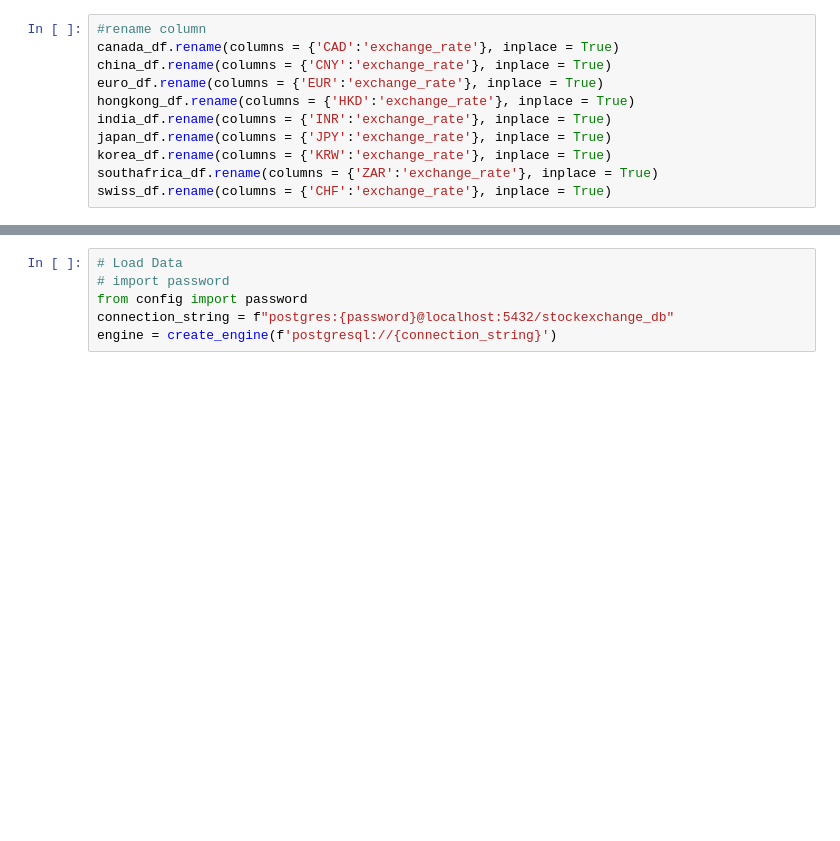
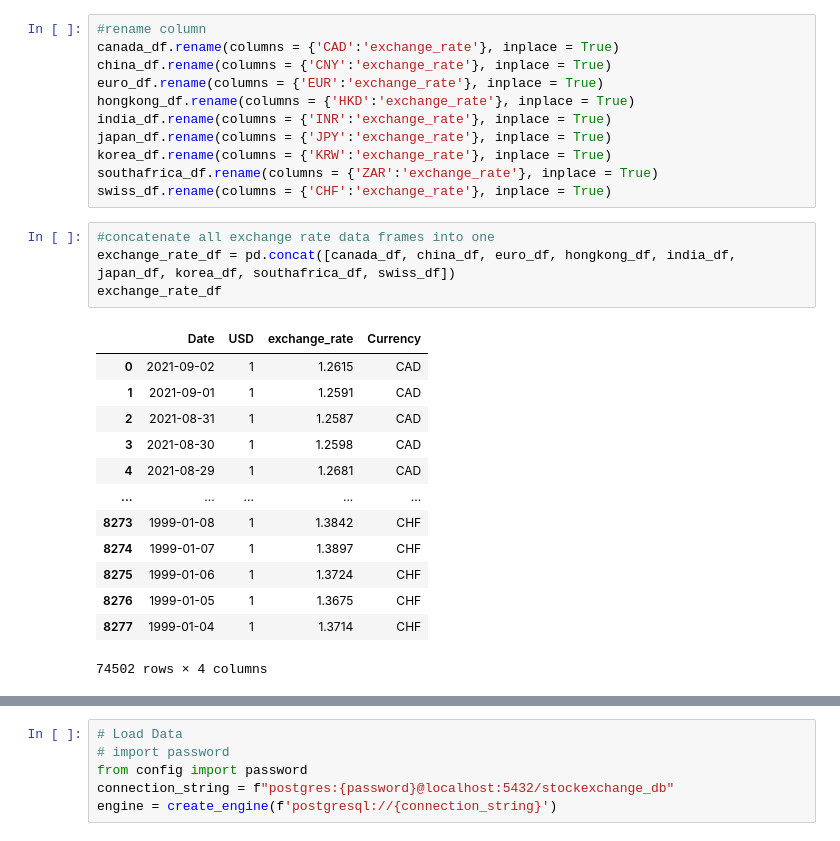
Before and after one commit to lmarksman/TeamProject2, a Jupyter notebook: main-process.ipynb, the cells around one changed output, grey strips where cells are left out. Saved outputs shown, nothing was run; the diff lists cells and outputs as text; blank space fills up the shorter version.

```diff
--- a/main-process.ipynb
+++ b/main-process.ipynb
@@ -83,3 +84,21 @@ japan_df.rename(columns = {'JPY':'exchange_rate'}, inplace = True)
 korea_df.rename(columns = {'KRW':'exchange_rate'}, inplace = True)
 southafrica_df.rename(columns = {'ZAR':'exchange_rate'}, inplace = True)
 swiss_df.rename(columns = {'CHF':'exchange_rate'}, inplace = True)
+# %%
+#concatenate all exchange rate data frames into one
+exchange_rate_df = pd.concat([canada_df, china_df, euro_df, hongkong_df, india_df, japan_df, korea_df, southafrica_df, swiss_df])
+exchange_rate_df
+# %% [output]
+|  | Date | USD | exchange_rate | Currency |
+| 0 | 2021-09-02 | 1 | 1.2615 | CAD |
+| 1 | 2021-09-01 | 1 | 1.2591 | CAD |
+| 2 | 2021-08-31 | 1 | 1.2587 | CAD |
+| 3 | 2021-08-30 | 1 | 1.2598 | CAD |
+| 4 | 2021-08-29 | 1 | 1.2681 | CAD |
+| ... | ... | ... | ... | ... |
+| 8273 | 1999-01-08 | 1 | 1.3842 | CHF |
+| 8274 | 1999-01-07 | 1 | 1.3897 | CHF |
+| 8275 | 1999-01-06 | 1 | 1.3724 | CHF |
+| 8276 | 1999-01-05 | 1 | 1.3675 | CHF |
+| 8277 | 1999-01-04 | 1 | 1.3714 | CHF |
+74502 rows × 4 columns
```
Also changed, not shown: parts of 10 cells of this notebook, 1 other file.
